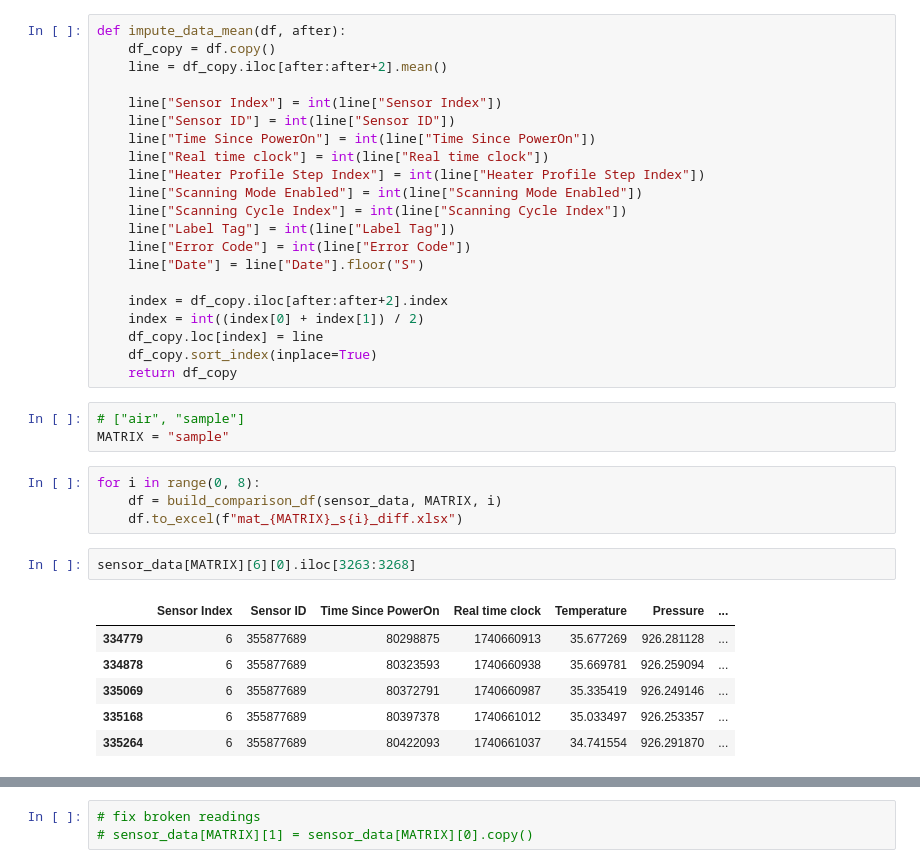
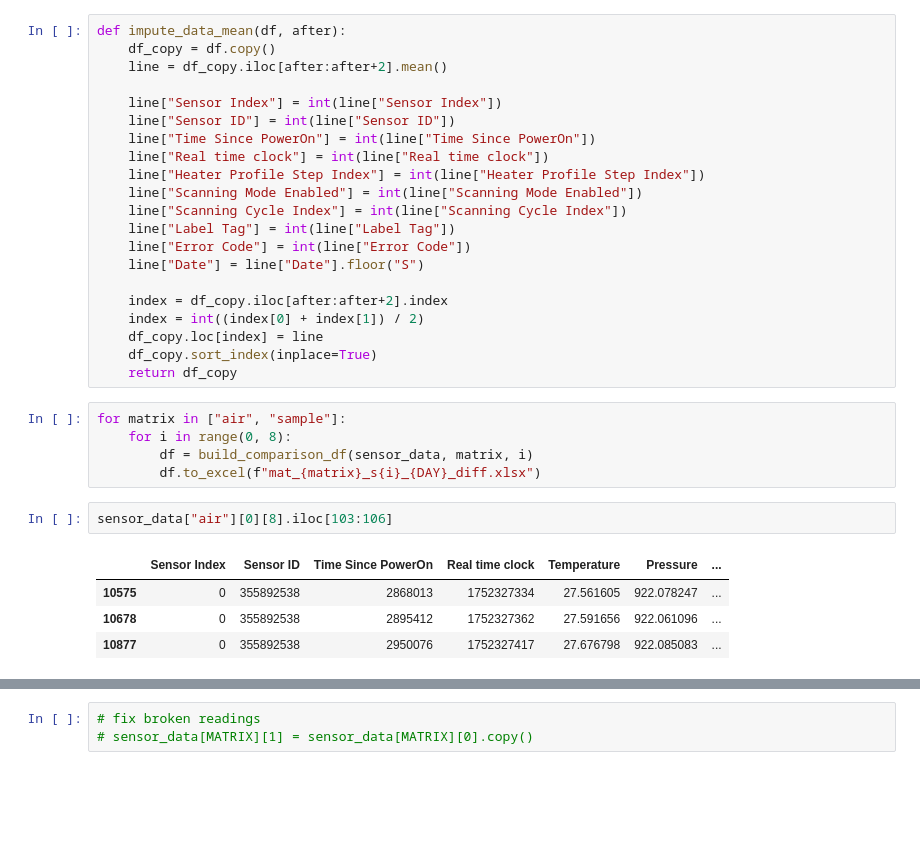
Before and after one commit to ihpar/chicken, a Jupyter notebook: data_imputer.ipynb, the cells around one changed output, grey strips where cells are left out. Cells and saved outputs as stored; diff of their text form; blank space fills up the shorter version.

```diff
--- a/data_imputer.ipynb
+++ b/data_imputer.ipynb
@@ -51,20 +51,16 @@ def impute_data_mean(df, after):
     df_copy.loc[index] = line
     df_copy.sort_index(inplace=True)
     return df_copy
-# %%
-# ["air", "sample"]
-MATRIX = "sample"
 # %%
-for i in range(0, 8):
-    df = build_comparison_df(sensor_data, MATRIX, i)
-    df.to_excel(f"mat_{MATRIX}_s{i}_diff.xlsx")
+for matrix in ["air", "sample"]:
+    for i in range(0, 8):
+        df = build_comparison_df(sensor_data, matrix, i)
+        df.to_excel(f"mat_{matrix}_s{i}_{DAY}_diff.xlsx")
-# %%
-sensor_data[MATRIX][6][0].iloc[3263:3268]
-# %% [output]
-|  | Sensor Index | Sensor ID | Time Since PowerOn | Real time clock | Temperature | Pressure | ... |
-| 334779 | 6 | 355877689 | 80298875 | 1740660913 | 35.677269 | 926.281128 | ... |
-| 334878 | 6 | 355877689 | 80323593 | 1740660938 | 35.669781 | 926.259094 | ... |
-| 335069 | 6 | 355877689 | 80372791 | 1740660987 | 35.335419 | 926.249146 | ... |
-| 335168 | 6 | 355877689 | 80397378 | 1740661012 | 35.033497 | 926.253357 | ... |
-| 335264 | 6 | 355877689 | 80422093 | 1740661037 | 34.741554 | 926.291870 | ... |
+# %%
+sensor_data["air"][0][8].iloc[103:106]
+# %% [output]
+|  | Sensor Index | Sensor ID | Time Since PowerOn | Real time clock | Temperature | Pressure | ... |
+| 10575 | 0 | 355892538 | 2868013 | 1752327334 | 27.561605 | 922.078247 | ... |
+| 10678 | 0 | 355892538 | 2895412 | 1752327362 | 27.591656 | 922.061096 | ... |
+| 10877 | 0 | 355892538 | 2950076 | 1752327417 | 27.676798 | 922.085083 | ... |
 # %%
```
Also changed, not shown: parts of 5 cells of this notebook, 11 other files.
